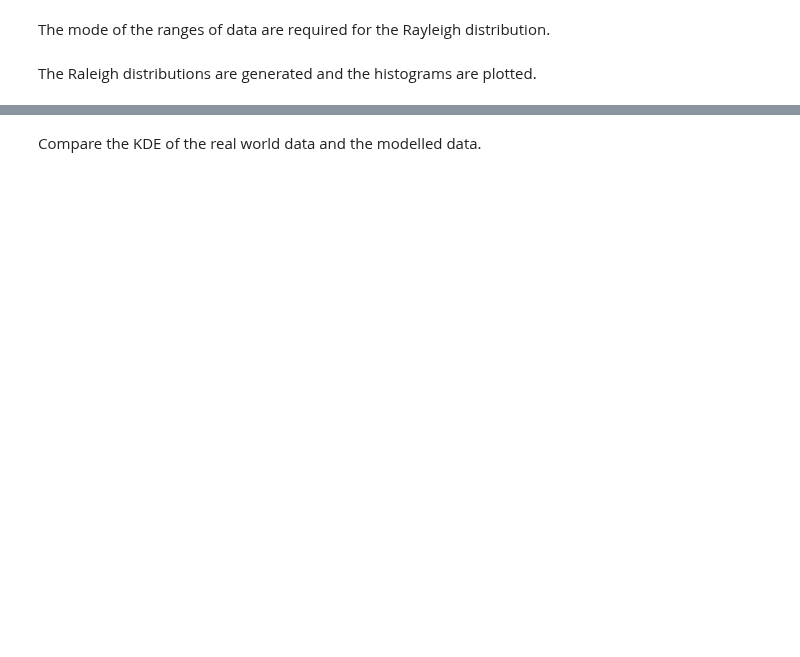
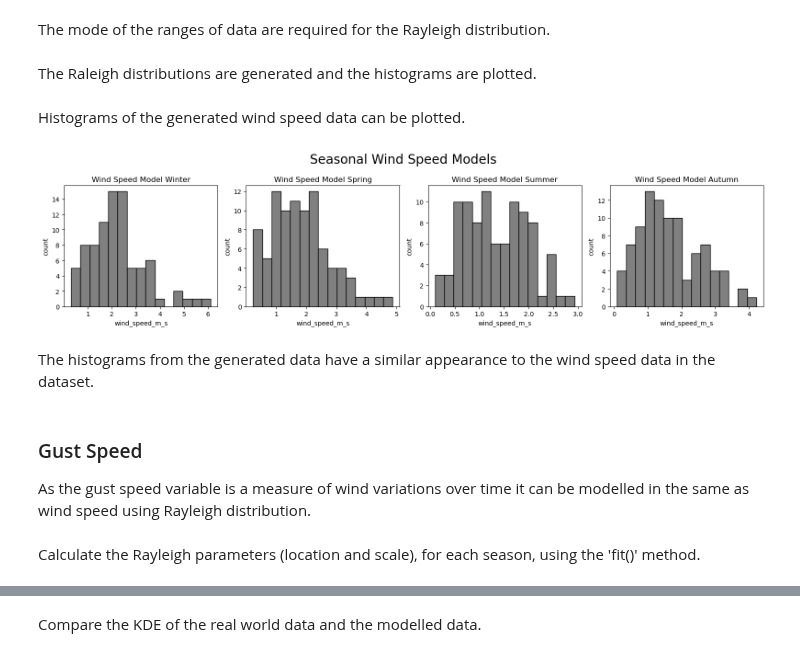
Before and after one commit to humphs078/ProgrammingforDataAnalysisAssignment_1, a Jupyter notebook: submission_notebook.ipynb, the cells around one changed output, grey strips where cells are left out. Cells and saved outputs as stored; diff of their text form; code cells hidden in the pictures; blank space fills up the shorter version.

```diff
--- a/submission_notebook.ipynb
+++ b/submission_notebook.ipynb
@@ -366,3 +355,40 @@ summer_ws_mode = summer['wind_speed_m_s'].mode()
 autumn_ws_mode = autumn['wind_speed_m_s'].mode()
 # %% [markdown]
 The Raleigh distributions are generated and the histograms are plotted.
+# %%
+# seeding so the random numbers generated don't change when code is run, for demonstrative purposes
+seed = np.random.seed(2)
+
+# draw randomly from rayleigh distributions for each season
+model_ws_winter = np.random.rayleigh(winter_scale, winter_rows)
+model_ws_spring = np.random.rayleigh(spring_scale, spring_rows)
+model_ws_summer = np.random.rayleigh(summer_scale, summer_rows)
+model_ws_autumn = np.random.rayleigh(autumn_scale, autumn_rows)
+# %% [markdown]
+Histograms of the generated wind speed data can be plotted.
+# %%
+fig, axis = plt.subplots(1, 4)
+axis[0].hist(model_ws_winter, color = 'grey', edgecolor = 'black', bins=15)
+axis[0].set_title("Wind Speed Model Winter")
+axis[0].set(xlabel='wind_speed_m_s', ylabel='count')
+axis[1].hist(model_ws_spring, color = 'grey', edgecolor = 'black', bins=15)
+axis[1].set_title("Wind Speed Model Spring")
+axis[1].set(xlabel='wind_speed_m_s', ylabel='count')
+axis[2].hist(model_ws_summer, color = 'grey', edgecolor = 'black', bins=15)
+axis[2].set_title("Wind Speed Model Summer")
+axis[2].set(xlabel='wind_speed_m_s', ylabel='count')
+axis[3].hist(model_ws_autumn, color = 'grey', edgecolor = 'black', bins=15)
+axis[3].set_title("Wind Speed Model Autumn")
+axis[3].set(xlabel='wind_speed_m_s', ylabel='count')
+plt.suptitle('Seasonal Wind Speed Models', fontsize = 20)
+plt.show()
+# %% [output]
+[figure, added]
+# %% [markdown]
+The histograms from the generated data have a similar appearance to the wind speed data in the dataset.
+# %% [markdown]
+### Gust Speed <a id="gust-speed"></a>
+
+As the gust speed variable is a measure of wind variations over time it can be modelled in the same as wind speed using Rayleigh distribution.
+# %% [markdown]
+Calculate the Rayleigh parameters (location and scale), for each season, using the 'fit()' method.
```
Also changed, not shown: parts of 31 cells of this notebook, 1 other file.
